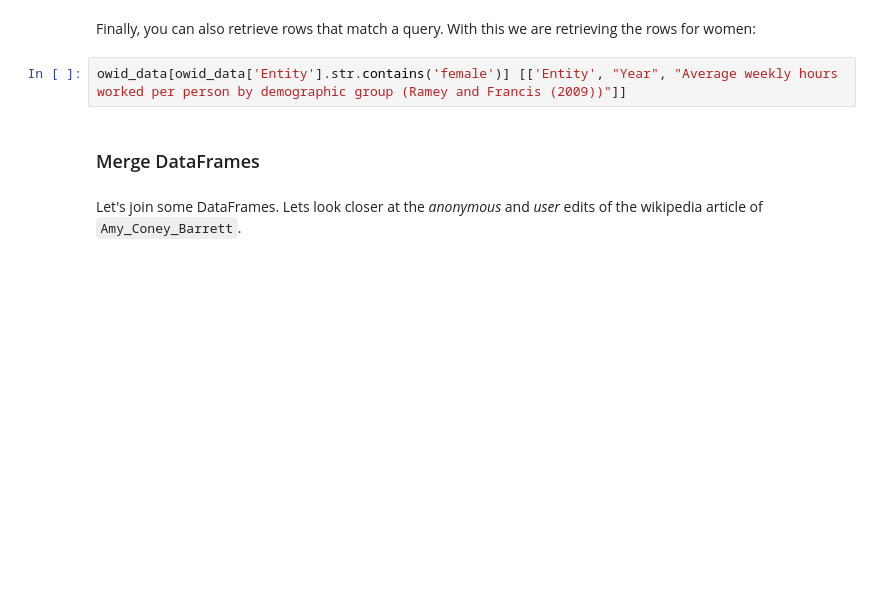
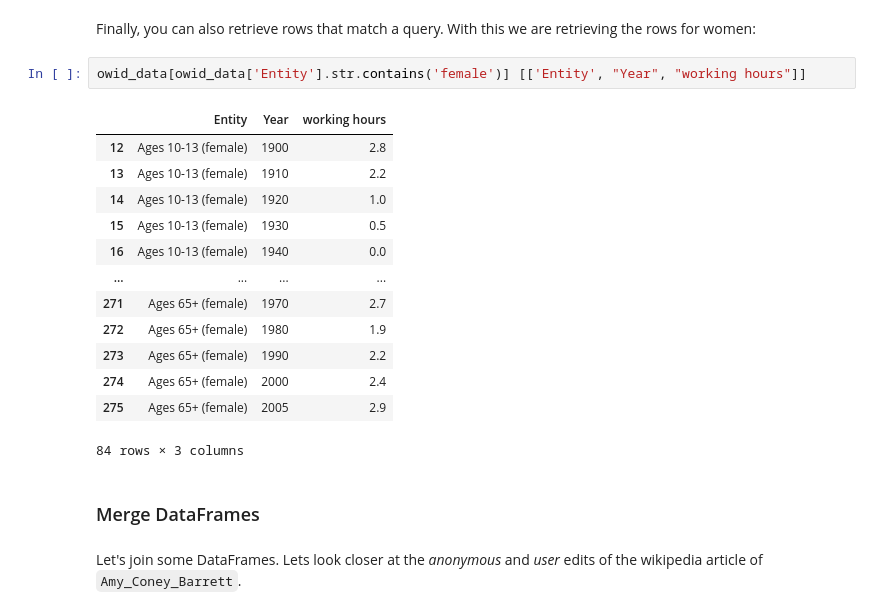
Before and after one commit to FUB-HCC/hcds-summer-2022, a Jupyter notebook: assignments/A1_R1_WarmUp/Group_BlackBox/MUSS/A1_WarmUp.ipynb, the cells around one changed output. Drawn from its saved outputs; the diff is of its cells as text; blank space fills up the shorter version.

```diff
--- a/assignments/A1_R1_WarmUp/Group_BlackBox/MUSS/A1_WarmUp.ipynb
+++ b/assignments/A1_R1_WarmUp/Group_BlackBox/MUSS/A1_WarmUp.ipynb
@@ -309,7 +762,21 @@ owid_data.loc[0]
 # %% [markdown]
 Finally, you can also retrieve rows that match a query. With this we are retrieving the rows for women:
 # %%
-owid_data[owid_data['Entity'].str.contains('female')] [['Entity', "Year", "Average weekly hours worked per person by demographic group (Ramey and Francis (2009))"]]
+owid_data[owid_data['Entity'].str.contains('female')] [['Entity', "Year", "working hours"]]
+# %% [output]
+|  | Entity | Year | working hours |
+| 12 | Ages 10-13 (female) | 1900 | 2.8 |
+| 13 | Ages 10-13 (female) | 1910 | 2.2 |
+| 14 | Ages 10-13 (female) | 1920 | 1.0 |
+| 15 | Ages 10-13 (female) | 1930 | 0.5 |
+| 16 | Ages 10-13 (female) | 1940 | 0.0 |
+| ... | ... | ... | ... |
+| 271 | Ages 65+ (female) | 1970 | 2.7 |
+| 272 | Ages 65+ (female) | 1980 | 1.9 |
+| 273 | Ages 65+ (female) | 1990 | 2.2 |
+| 274 | Ages 65+ (female) | 2000 | 2.4 |
+| 275 | Ages 65+ (female) | 2005 | 2.9 |
+84 rows × 3 columns
 # %% [markdown]
 ### Merge DataFrames
 # %% [markdown]
```
Also changed, not shown: parts of 69 cells of this notebook.
